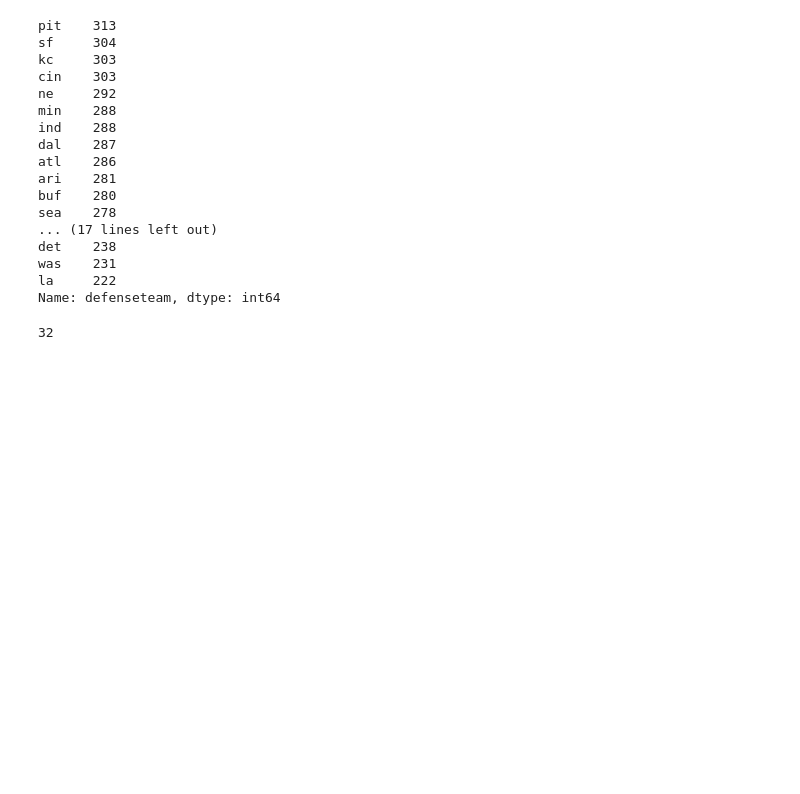
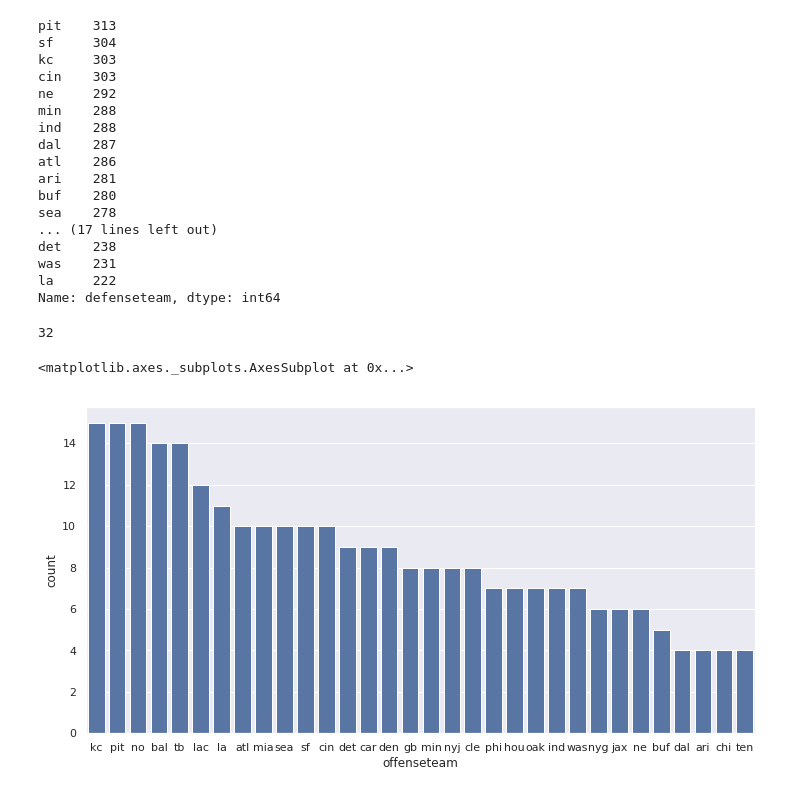
Before and after one commit to rlucioni/nfl, a Jupyter notebook: nfl.ipynb, the cells around one changed output. Cells and saved outputs as stored; diff of their text form; code cells hidden in the pictures; blank space fills up the shorter version.

```diff
--- a/nfl.ipynb
+++ b/nfl.ipynb
@@ -170,3 +170,10 @@ Name: defenseteam, dtype: int64
 len(df.defenseteam.value_counts())
 # %% [output]
 32
+# %%
+f, ax = plt.subplots(figsize=(12, 6))
+td_df = df[df.istouchdown == True]
+sns.countplot(x='offenseteam', data=td_df, order=td_df.offenseteam.value_counts().index, color='b')
+# %% [output]
+<matplotlib.axes._subplots.AxesSubplot at 0x...>
+[figure, added]
```
Also changed, not shown: parts of 1 cell of this notebook, 2 other files.
